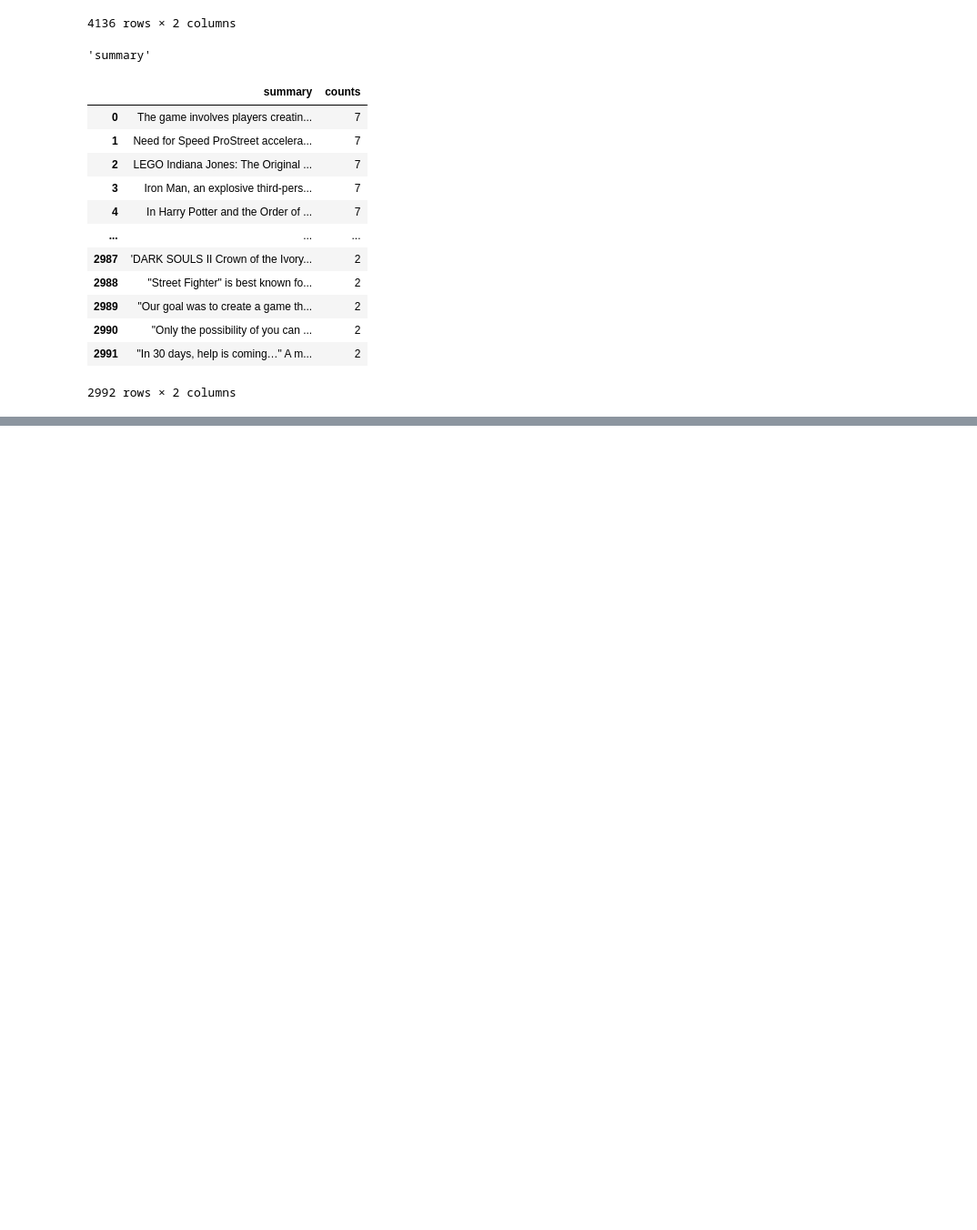
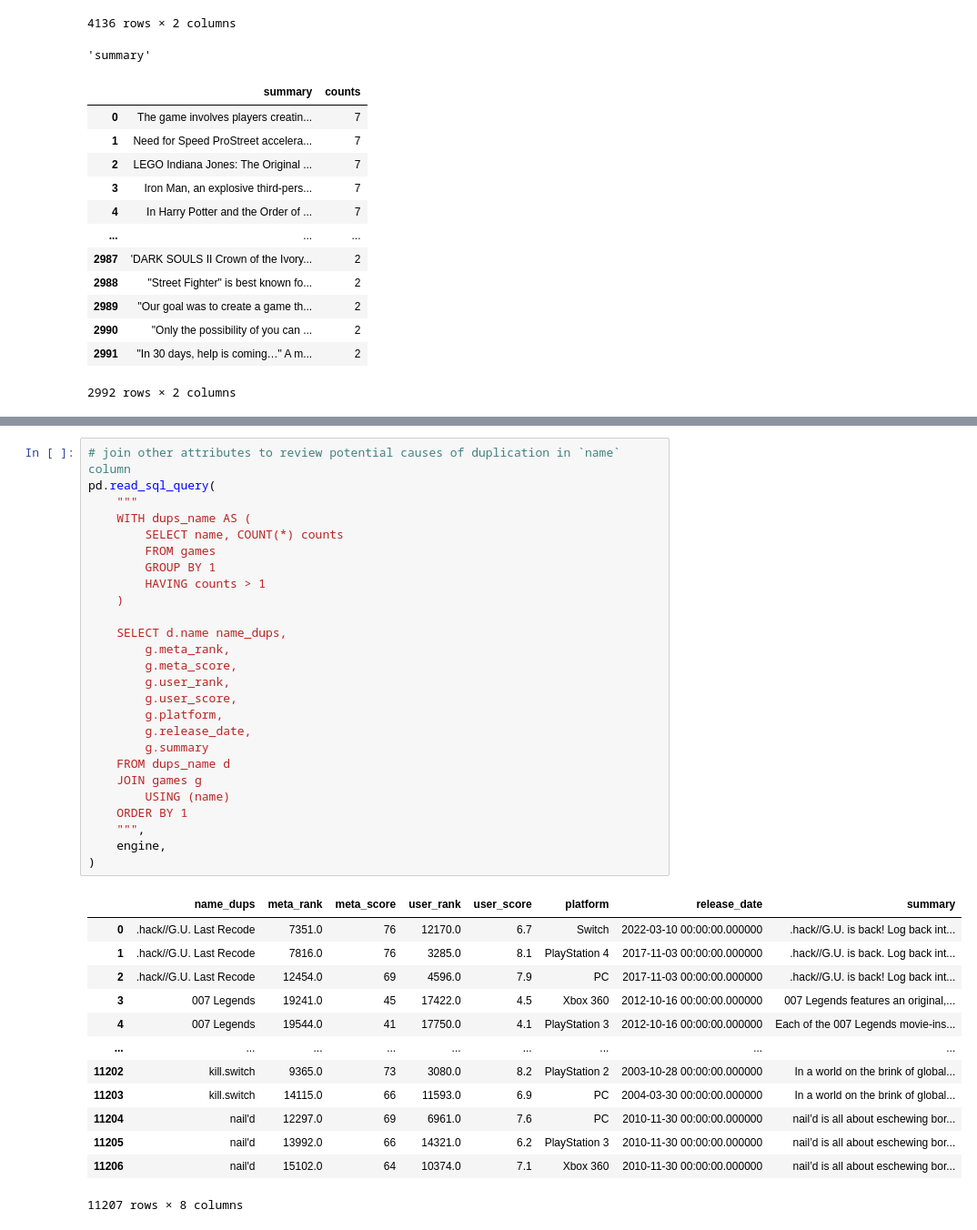
Before and after one commit to henrylin03/video-games, a Jupyter notebook: analysis.ipynb, the cells around one changed output, grey strips where cells are left out. Shown at 91% size. Drawn from its saved outputs; the diff is of its cells as text; blank space fills up the shorter version.

Commit message:
add markdown and analysis on why there are duplicate names

```diff
--- a/analysis.ipynb
+++ b/analysis.ipynb
@@ -213,0 +217,40 @@ for col in ["name", "summary"]:
+# %%
+# join other attributes to review potential causes of duplication in `name` column
+pd.read_sql_query(
+    """
+    WITH dups_name AS (
+        SELECT name, COUNT(*) counts
+        FROM games
+        GROUP BY 1
+        HAVING counts > 1
+    )
+
+    SELECT d.name name_dups,
+        g.meta_rank,
+        g.meta_score,
+        g.user_rank,
+        g.user_score,
+        g.platform,
+        g.release_date,
+        g.summary
+    FROM dups_name d
+    JOIN games g
+        USING (name)
+    ORDER BY 1
+    """,
+    engine,
+)
+# %% [output]
+|  | name_dups | meta_rank | meta_score | user_rank | user_score | platform | release_date | summary |
+| 0 | .hack//G.U. Last Recode | 7351.0 | 76 | 12170.0 | 6.7 | Switch | 2022-03-10 00:00:00.000000 | .hack//G.U. is back! Log back int... |
+| 1 | .hack//G.U. Last Recode | 7816.0 | 76 | 3285.0 | 8.1 | PlayStation 4 | 2017-11-03 00:00:00.000000 | .hack//G.U. is back. Log back int... |
+| 2 | .hack//G.U. Last Recode | 12454.0 | 69 | 4596.0 | 7.9 | PC | 2017-11-03 00:00:00.000000 | .hack//G.U. is back! Log back int... |
+| 3 | 007 Legends | 19241.0 | 45 | 17422.0 | 4.5 | Xbox 360 | 2012-10-16 00:00:00.000000 | 007 Legends features an original,... |
+| 4 | 007 Legends | 19544.0 | 41 | 17750.0 | 4.1 | PlayStation 3 | 2012-10-16 00:00:00.000000 | Each of the 007 Legends movie-ins... |
+| ... | ... | ... | ... | ... | ... | ... | ... | ... |
+| 11202 | kill.switch | 9365.0 | 73 | 3080.0 | 8.2 | PlayStation 2 | 2003-10-28 00:00:00.000000 | In a world on the brink of global... |
+| 11203 | kill.switch | 14115.0 | 66 | 11593.0 | 6.9 | PC | 2004-03-30 00:00:00.000000 | In a world on the brink of global... |
+| 11204 | nail'd | 12297.0 | 69 | 6961.0 | 7.6 | PC | 2010-11-30 00:00:00.000000 | nail’d is all about eschewing bor... |
+| 11205 | nail'd | 13992.0 | 66 | 14321.0 | 6.2 | PlayStation 3 | 2010-11-30 00:00:00.000000 | nail’d is all about eschewing bor... |
+| 11206 | nail'd | 15102.0 | 64 | 10374.0 | 7.1 | Xbox 360 | 2010-11-30 00:00:00.000000 | nail’d is all about eschewing bor... |
+11207 rows × 8 columns
```
Also changed, not shown: parts of 4 cells of this notebook.
